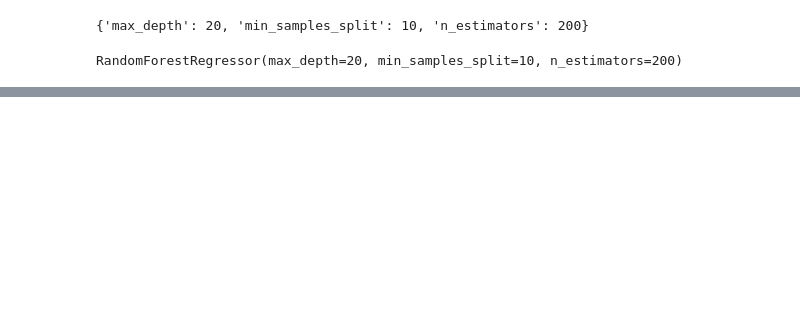
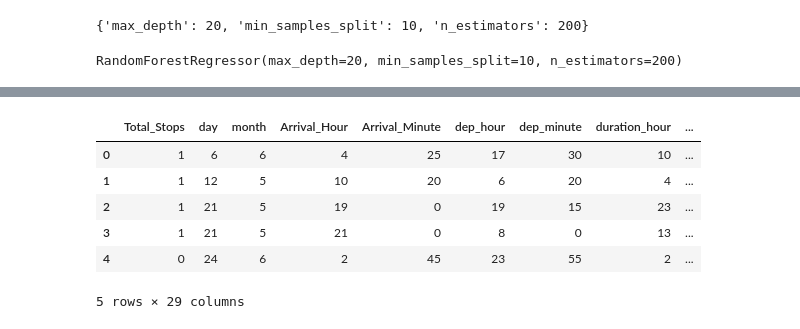
Before and after one commit to vinodvicki/Flight-Flare-predictions-, a Jupyter notebook: Untitled6.ipynb, the cells around one changed output, grey strips where cells are left out. Saved outputs shown, nothing was run; the diff lists cells and outputs as text; code cells hidden in the pictures; blank space fills up the shorter version.

```diff
--- a/Untitled6.ipynb
+++ b/Untitled6.ipynb
@@ -529,0 +537,38 @@ sns.distplot(y_test-y_pred)
+# %%
+# same operations are performed on test datast
+def test_model(data):
+  data['Date_of_Journey']= pd.to_datetime(data['Date_of_Journey'], format='%d/%m/%Y')
+  data['day'] = data['Date_of_Journey'].dt.day
+  data['month'] = data['Date_of_Journey'].dt.month
+
+  #Datetime on Arrival_Time
+  data['Arrival_Hour'] = pd.to_datetime(data['Arrival_Time']).dt.hour
+  data['Arrival_Minute'] = pd.to_datetime(data['Arrival_Time']).dt.minute
+
+  #dep_time
+  data['dep_hour'] = pd.to_datetime(data['Dep_Time']).dt.hour
+  data['dep_minute'] = pd.to_datetime(data['Dep_Time']).dt.minute
+
+  #Duration
+  data['duration_hour'] = data['Duration'].str.split(' ').str[0].str.split('h').str[0]
+  data['duration_hour'] = data['duration_hour'].apply(lambda x: 0 if 'm' in x else x)
+  data['duration_minute'] = data['Duration'].str.split(' ').str[1].str.split('m').str[1]
+  # Fill empty strings with '0' before converting to numeric
+  data['duration_minute'] = data['duration_minute'].fillna('0')  # Fill NaN with '0' (string)
+  # Replace empty strings in 'duration_minute' with '0'
+  data['duration_minute'] = data['duration_minute'].replace('', '0')
+  data['duration_hour'] = data['duration_hour'].astype(int)
+  data['duration_minute'] = data['duration_minute'].astype(int)
+
+  #Total_Stops
+  data['Total_Stops'] = data['Total_Stops'].map({'non-stop':0, '1 stop':1, '2 stops':2, '3 stops':3, '4 stops':4})
+
+  #Airline
+  data = pd.get_dummies(data, columns= ['Airline', 'Source', 'Destination'], drop_first=True, dtype=int)
+
+  #dropcolumns
+  data.drop(['Date_of_Journey', 'Route', 'Arrival_Time', 'Dep_Time', 'Duration','Additional_Info'], axis=1, inplace=True)
+  return data
+# %%
+# test data
+df_test = test_model(test_df)
@@ -529,0 +606,14 @@ sns.distplot(y_test-y_pred)
+# %%
+predictions= rnd_forest_model.predict(df_test)
+# %%
+df_test['Price'] = predictions
+# %%
+df_test.head()
+# %% [output]
+|  | Total_Stops | day | month | Arrival_Hour | Arrival_Minute | dep_hour | dep_minute | duration_hour | ... |
+| 0 | 1 | 6 | 6 | 4 | 25 | 17 | 30 | 10 | ... |
+| 1 | 1 | 12 | 5 | 10 | 20 | 6 | 20 | 4 | ... |
+| 2 | 1 | 21 | 5 | 19 | 0 | 19 | 15 | 23 | ... |
+| 3 | 1 | 21 | 5 | 21 | 0 | 8 | 0 | 13 | ... |
+| 4 | 0 | 24 | 6 | 2 | 45 | 23 | 55 | 2 | ... |
+5 rows × 29 columns
```
Also changed, not shown: parts of 27 cells of this notebook.
